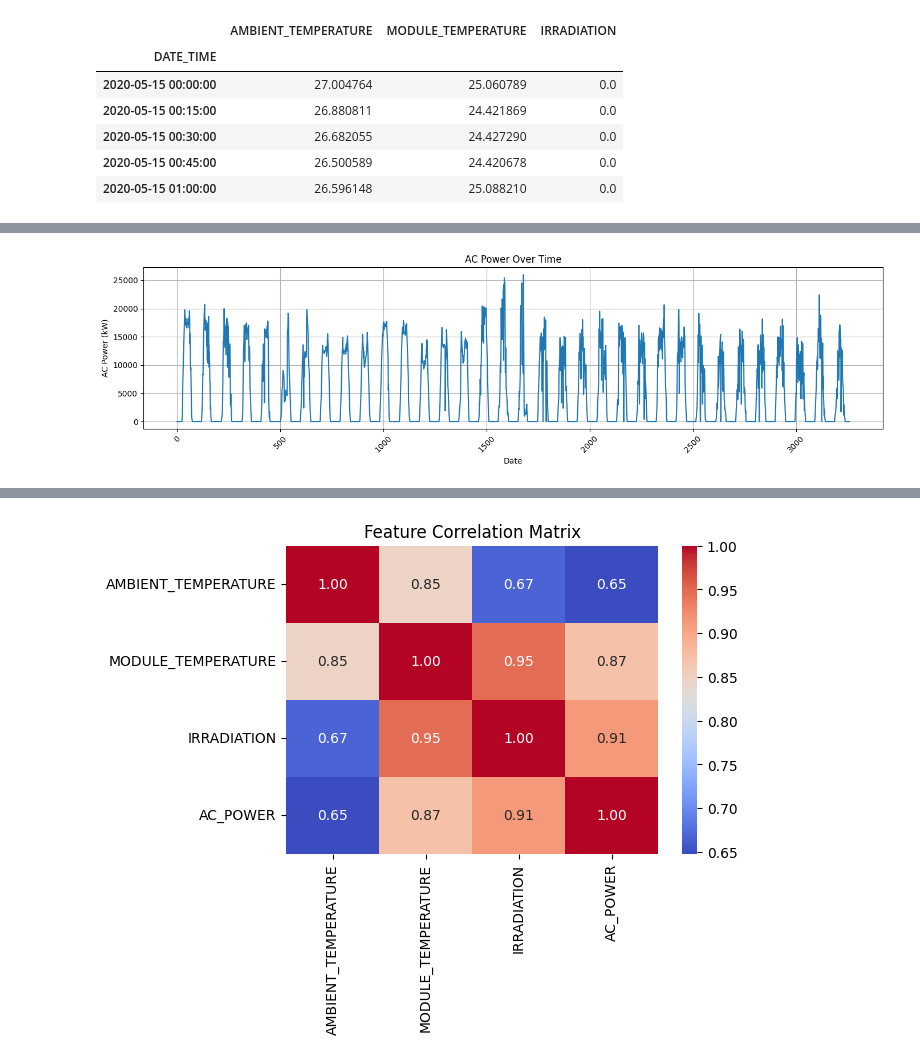
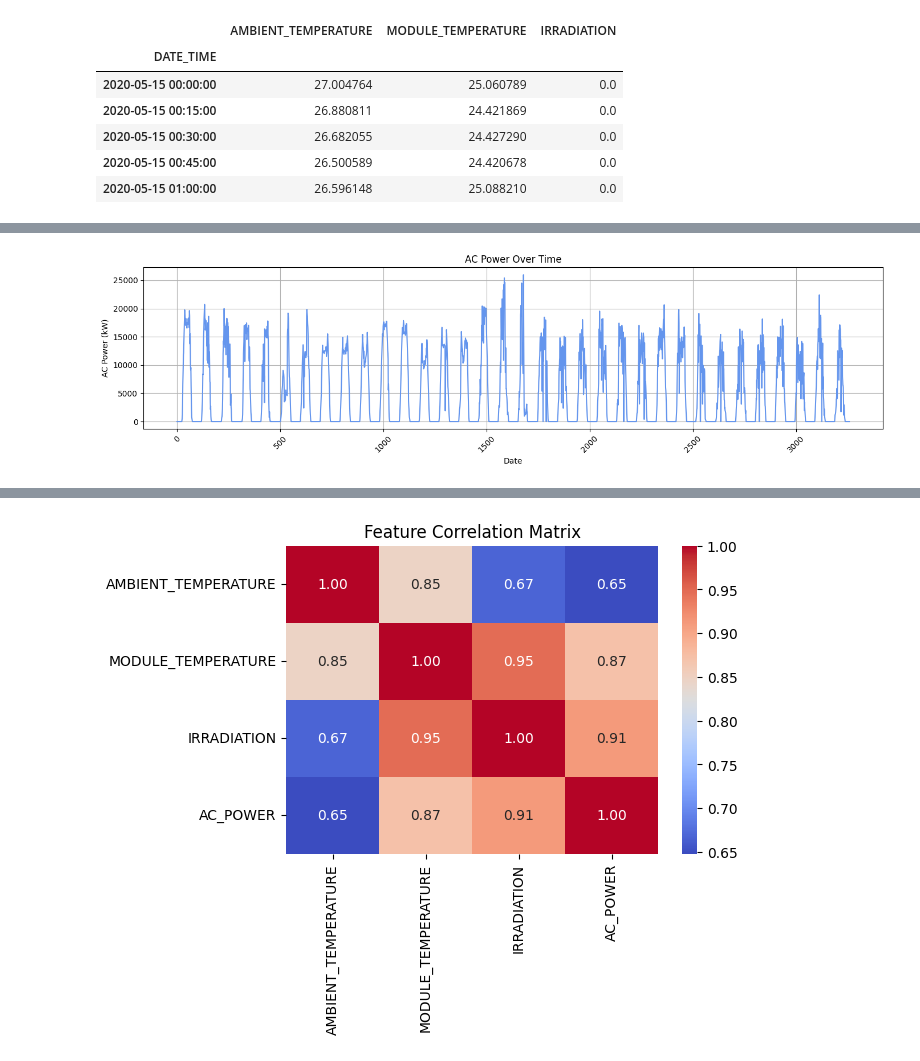
Before and after one commit to colaresm/solar-power-prediction, a Jupyter notebook: solar_energy_prediction.ipynb, the cells around one changed output, grey strips where cells are left out. Drawn from its saved outputs; the diff is of its cells as text; code cells hidden in the pictures.

```diff
--- a/solar_energy_prediction.ipynb
+++ b/solar_energy_prediction.ipynb
@@ -95,14 +84,14 @@ df.head()
 # %%
 import numpy as np
 
 plt.figure(figsize=(14, 4))
-plt.plot(np.array(df['AC_POWER']))
+plt.plot(np.array(df['AC_POWER']),color="cornflowerblue")
 plt.title('AC Power Over Time')
 plt.xlabel('Date')
 plt.ylabel('AC Power (kW)')
 plt.grid(True)
 plt.xticks(rotation=45)
 plt.tight_layout()
 plt.show()
 # %% [output]
-[figure, old version]
+[figure, new version]
```
Also changed, not shown: parts of 31 cells of this notebook.
